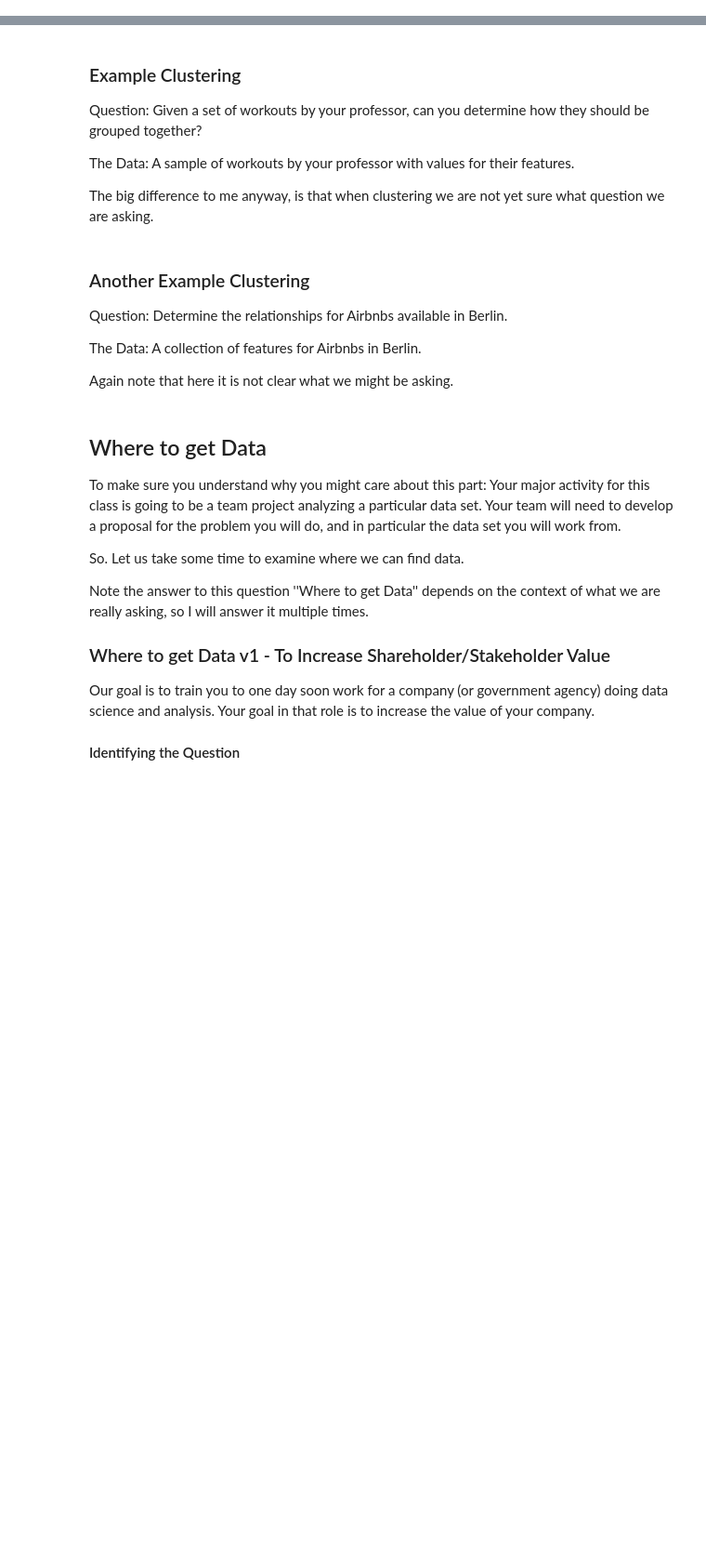
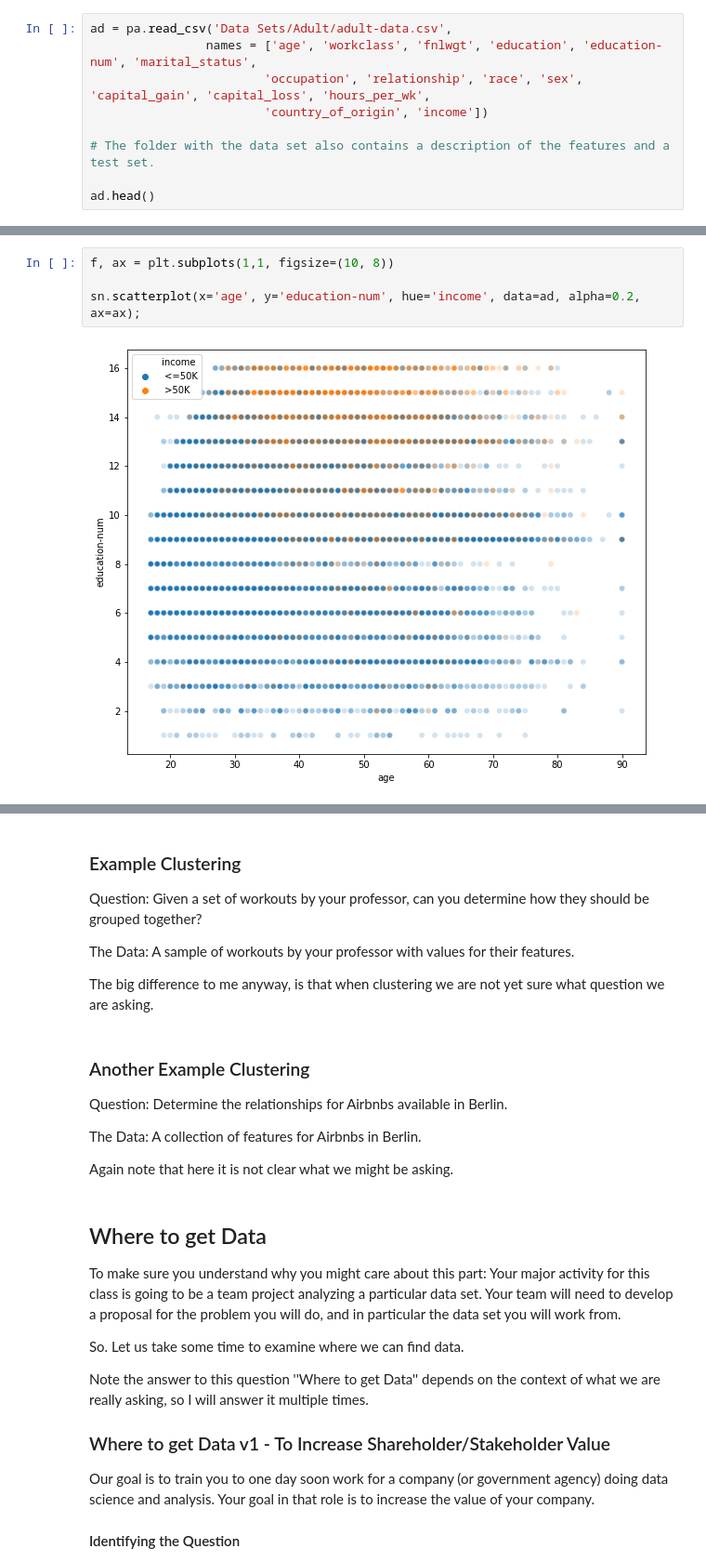
Before and after one commit to virgilpierce/STAT_411, a Jupyter notebook: 2 - Data and Teams.ipynb, the cells around one changed output, grey strips where cells are left out. Shown at 93% size. Cells and saved outputs as stored; diff of their text form; blank space fills up the shorter version.

Commit message:
Update 2 - Data and Teams.ipynb
Adding some examples for us to work on.

```diff
--- a/2 - Data and Teams.ipynb
+++ b/2 - Data and Teams.ipynb
@@ -34,0 +34,9 @@ The Data: A sample of homes in Iowa with values for their features and with thei
+# %%
+ad = pa.read_csv('Data Sets/Adult/adult-data.csv',
+                names = ['age', 'workclass', 'fnlwgt', 'education', 'education-num', 'marital_status',
+                        'occupation', 'relationship', 'race', 'sex', 'capital_gain', 'capital_loss', 'hours_per_wk',
+                        'country_of_origin', 'income'])
+
+# The folder with the data set also contains a description of the features and a test set.
+
+ad.head()
@@ -34,0 +50,6 @@ The Data: A sample of homes in Iowa with values for their features and with thei
+# %%
+f, ax = plt.subplots(1,1, figsize=(10, 8))
+
+sn.scatterplot(x='age', y='education-num', hue='income', data=ad, alpha=0.2, ax=ax);
+# %% [output]
+[figure, added]
```
Also changed, not shown: parts of 4 cells of this notebook.
